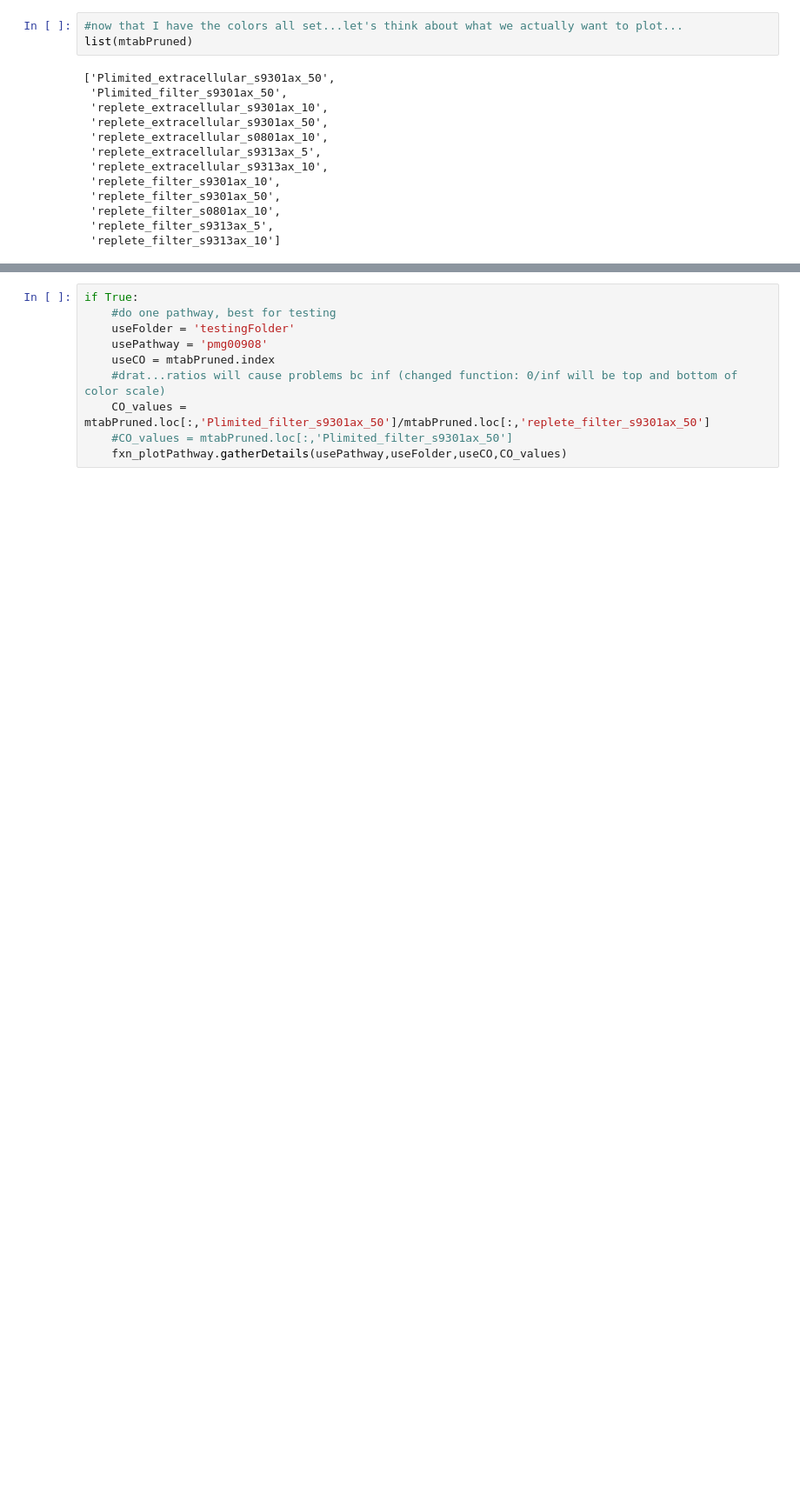
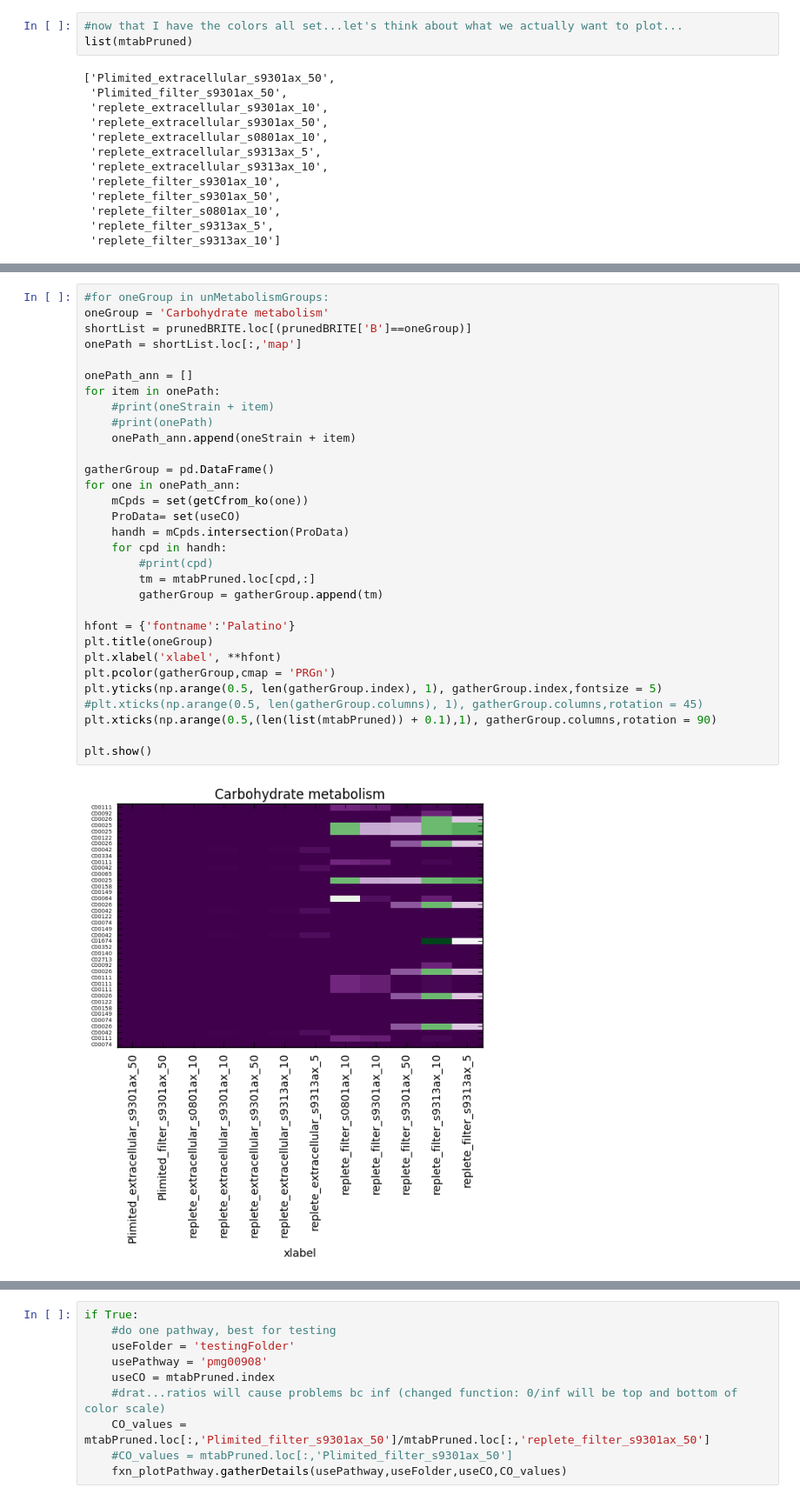
Before and after one commit to redbluewater/Pro_mtabs, a Jupyter notebook: ProKEGG.ipynb, the cells around one changed output, grey strips where cells are left out. Shown: that part at 87% size. Cells and saved outputs as stored; diff of their text form; blank space fills up the shorter version.

```diff
--- a/ProKEGG.ipynb
+++ b/ProKEGG.ipynb
@@ -306,0 +270,33 @@ problem with this pathway pmg01070
+# %%
+#for oneGroup in unMetabolismGroups:
+oneGroup = 'Carbohydrate metabolism'
+shortList = prunedBRITE.loc[(prunedBRITE['B']==oneGroup)]
+onePath = shortList.loc[:,'map']
+
+onePath_ann = []
+for item in onePath:
+    #print(oneStrain + item)
+    #print(onePath)
+    onePath_ann.append(oneStrain + item)
+
+gatherGroup = pd.DataFrame()
+for one in onePath_ann:
+    mCpds = set(getCfrom_ko(one))
+    ProData= set(useCO)
+    handh = mCpds.intersection(ProData)
+    for cpd in handh:
+        #print(cpd)
+        tm = mtabPruned.loc[cpd,:]
+        gatherGroup = gatherGroup.append(tm)
+
+hfont = {'fontname':'Palatino'}
+plt.title(oneGroup)
+plt.xlabel('xlabel', **hfont)
+plt.pcolor(gatherGroup,cmap = 'PRGn')
+plt.yticks(np.arange(0.5, len(gatherGroup.index), 1), gatherGroup.index,fontsize = 5)
+#plt.xticks(np.arange(0.5, len(gatherGroup.columns), 1), gatherGroup.columns,rotation = 45)
+plt.xticks(np.arange(0.5,(len(list(mtabPruned)) + 0.1),1), gatherGroup.columns,rotation = 90)
+
+plt.show()
+# %% [output]
+[figure, added]
```
Also changed, not shown: parts of 42 cells of this notebook, 26 other files.
